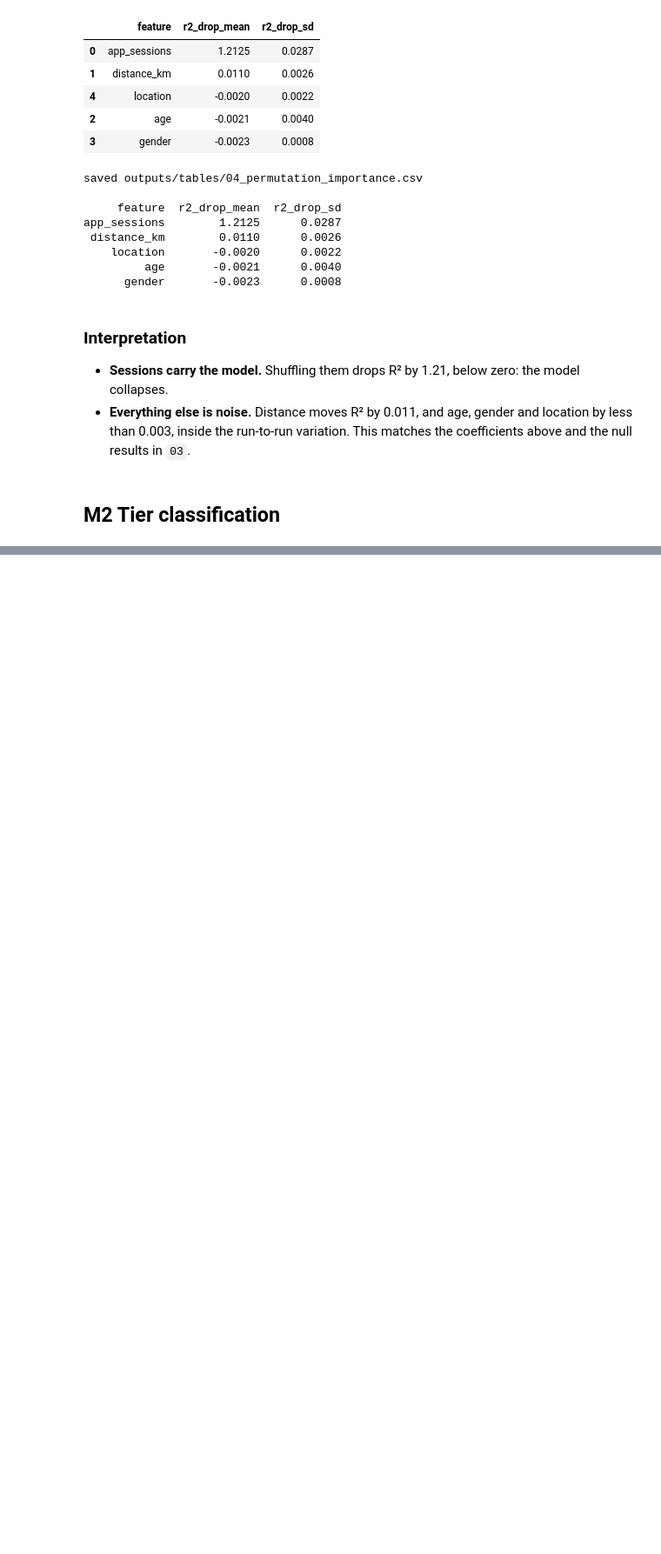
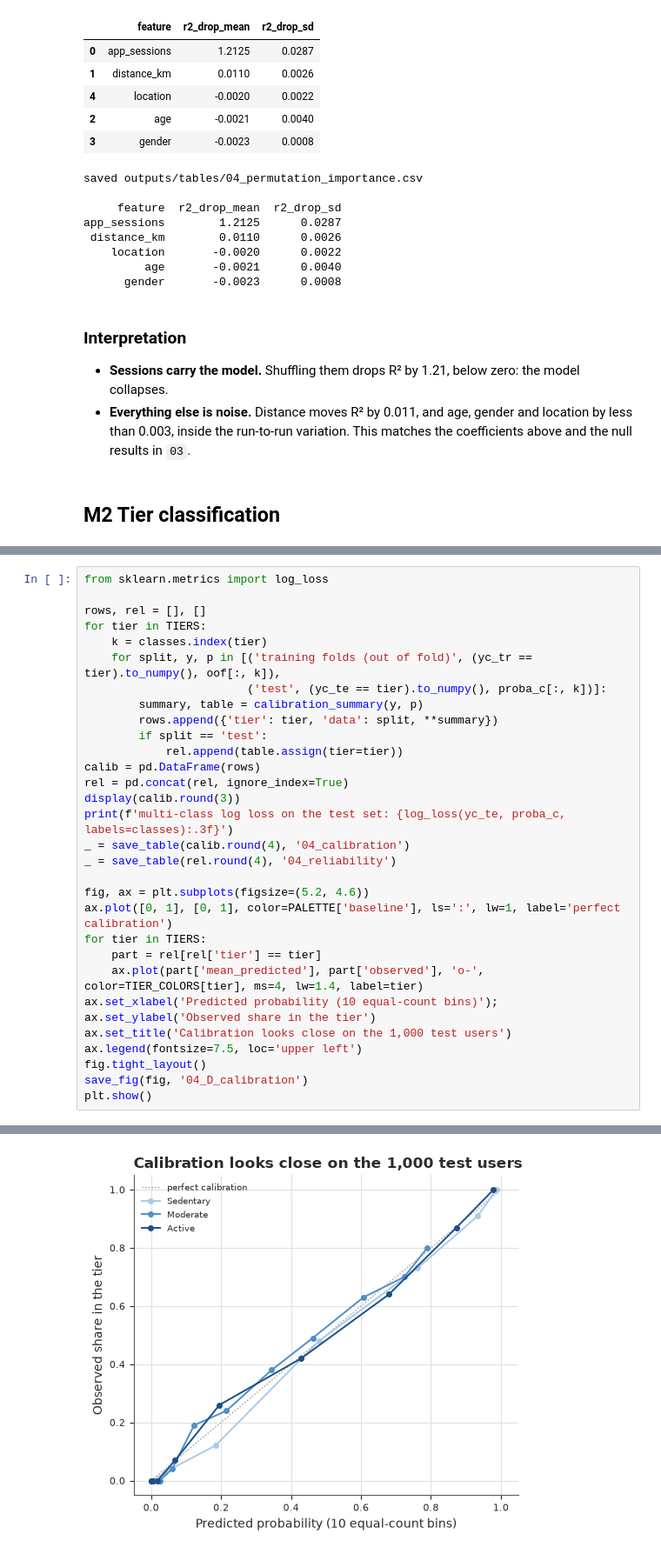
Before and after one commit to eirikrbe/MSE803-DA, a Jupyter notebook: Ass 2/Ass2-Fitness/notebooks/Ass2-Fitness_04_modeling.ipynb, the cells around one changed output, grey strips where cells are left out. Shown at 87% size. Saved outputs shown, nothing was run; the diff lists cells and outputs as text; blank space fills up the shorter version.

```diff
--- a/Ass 2/Ass2-Fitness/notebooks/Ass2-Fitness_04_modeling.ipynb
+++ b/Ass 2/Ass2-Fitness/notebooks/Ass2-Fitness_04_modeling.ipynb
@@ -938,0 +813,31 @@ Random forest, unlimited depth 0.0207 0.0132
+# %%
+from sklearn.metrics import log_loss
+
+rows, rel = [], []
+for tier in TIERS:
+    k = classes.index(tier)
+    for split, y, p in [('training folds (out of fold)', (yc_tr == tier).to_numpy(), oof[:, k]),
+                        ('test', (yc_te == tier).to_numpy(), proba_c[:, k])]:
+        summary, table = calibration_summary(y, p)
+        rows.append({'tier': tier, 'data': split, **summary})
+        if split == 'test':
+            rel.append(table.assign(tier=tier))
+calib = pd.DataFrame(rows)
+rel = pd.concat(rel, ignore_index=True)
+display(calib.round(3))
+print(f'multi-class log loss on the test set: {log_loss(yc_te, proba_c, labels=classes):.3f}')
+_ = save_table(calib.round(4), '04_calibration')
+_ = save_table(rel.round(4), '04_reliability')
+
+fig, ax = plt.subplots(figsize=(5.2, 4.6))
+ax.plot([0, 1], [0, 1], color=PALETTE['baseline'], ls=':', lw=1, label='perfect calibration')
+for tier in TIERS:
+    part = rel[rel['tier'] == tier]
+    ax.plot(part['mean_predicted'], part['observed'], 'o-', color=TIER_COLORS[tier], ms=4, lw=1.4, label=tier)
+ax.set_xlabel('Predicted probability (10 equal-count bins)'); ax.set_ylabel('Observed share in the tier')
+ax.set_title('Calibration looks close on the 1,000 test users')
+ax.legend(fontsize=7.5, loc='upper left')
+fig.tight_layout()
+save_fig(fig, '04_D_calibration')
+plt.show()
+# %% [output]
@@ -938,0 +868 @@ Random forest, unlimited depth 0.0207 0.0132
+[figure, added]
```
Also changed, not shown: parts of 59 cells of this notebook, 32 other files.
